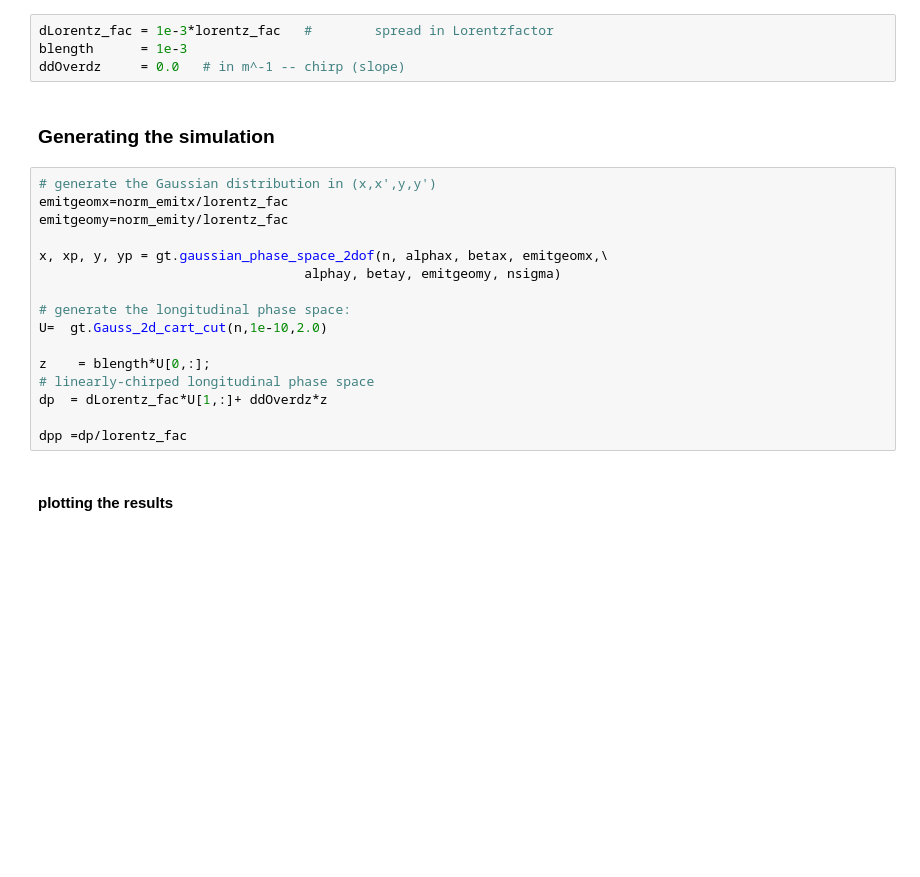
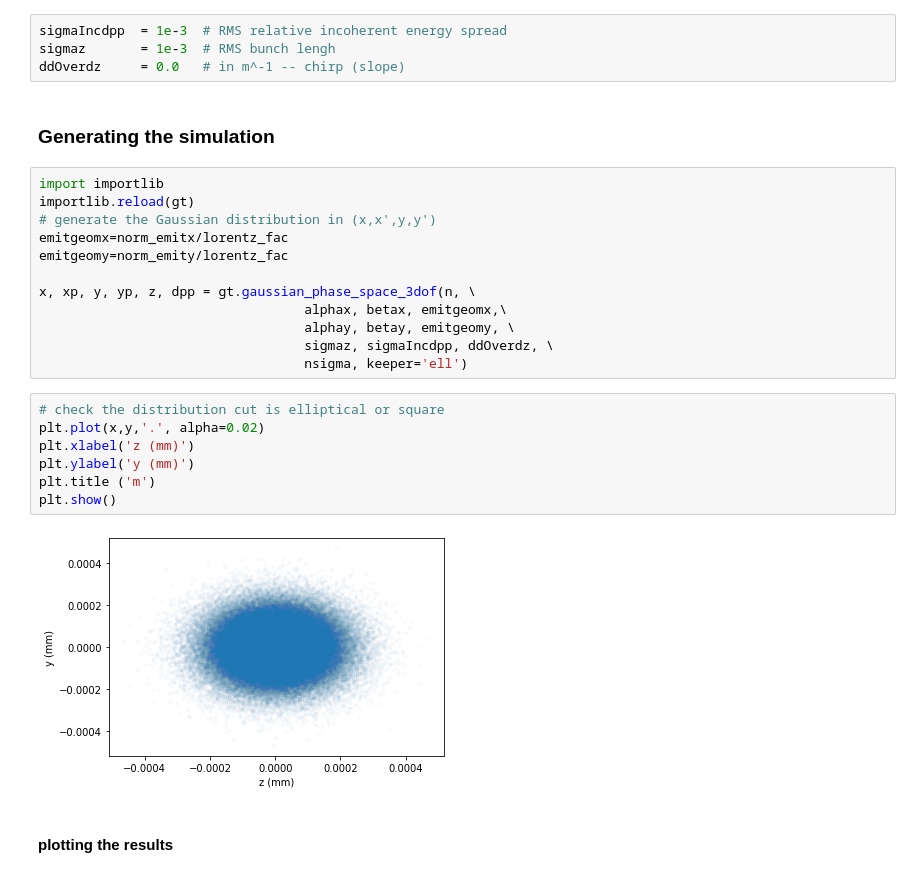
Before and after one commit to NIUaard/Generator, a Jupyter notebook: gen_gaussian-WarpX.ipynb, the cells around one changed output. Cells and saved outputs as stored; diff of their text form; blank space fills up the shorter version.

Commit message:
added 3dof Gaussian generator w/ elliptical cut

```diff
--- a/gen_gaussian-WarpX.ipynb
+++ b/gen_gaussian-WarpX.ipynb
@@ -77,27 +79,32 @@ Text(0, 0.5, 'RMS beam sizes (m)')
 # %% [markdown]
 #### longitudinal phase space
 # %%
-dLorentz_fac = 1e-3*lorentz_fac   #        spread in Lorentzfactor
-blength      = 1e-3
+sigmaIncdpp  = 1e-3  # RMS relative incoherent energy spread
+sigmaz       = 1e-3  # RMS bunch lengh
 ddOverdz     = 0.0   # in m^-1 -- chirp (slope)
 # %% [markdown]
 ### Generating the simulation
 # %%
+import importlib
+importlib.reload(gt)
 # generate the Gaussian distribution in (x,x',y,y')
 emitgeomx=norm_emitx/lorentz_fac
 emitgeomy=norm_emity/lorentz_fac
 
-x, xp, y, yp = gt.gaussian_phase_space_2dof(n, alphax, betax, emitgeomx,\
-                                  alphay, betay, emitgeomy, nsigma)
-
-# generate the longitudinal phase space:
-U=  gt.Gauss_2d_cart_cut(n,1e-10,2.0)
-
-z    = blength*U[0,:];
-# linearly-chirped longitudinal phase space
-dp  = dLorentz_fac*U[1,:]+ ddOverdz*z
-
-dpp =dp/lorentz_fac
+x, xp, y, yp, z, dpp = gt.gaussian_phase_space_3dof(n, \
+                                  alphax, betax, emitgeomx,\
+                                  alphay, betay, emitgeomy, \
+                                  sigmaz, sigmaIncdpp, ddOverdz, \
+                                  nsigma, keeper='ell')
+# %%
+# check the distribution cut is elliptical or square
+plt.plot(x,y,'.', alpha=0.02)
+plt.xlabel('z (mm)')
+plt.ylabel('y (mm)')
+plt.title ('m')
+plt.show()
+# %% [output]
+[figure, added]
 # %% [markdown]
 #### plotting the results
 # %%
```
Also changed, not shown: parts of 1 cell of this notebook, 1 other file.
